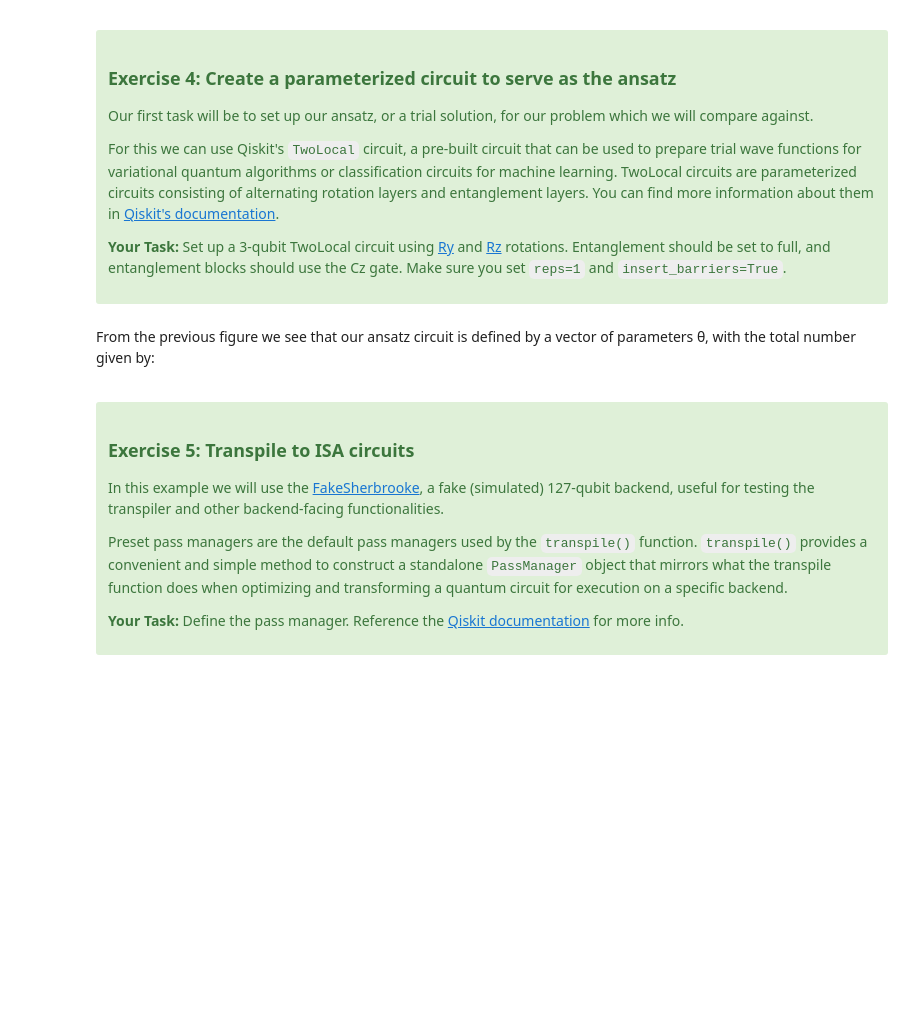
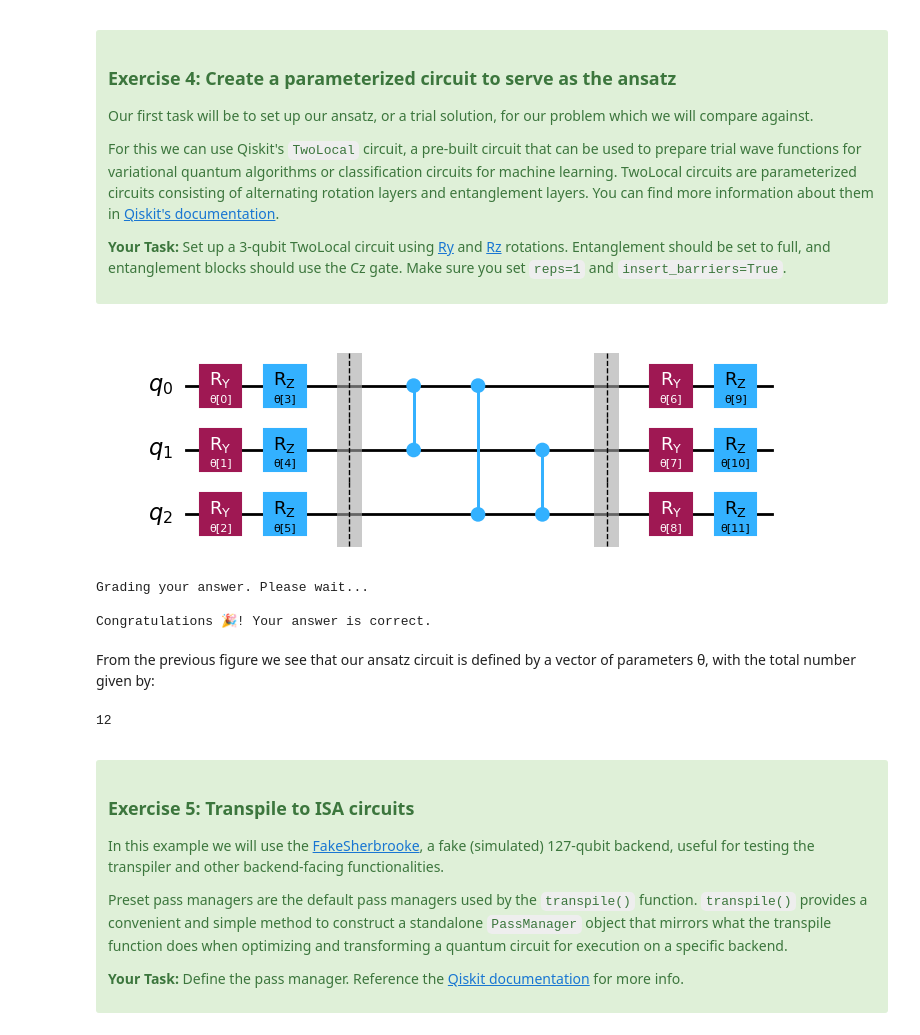
Before and after one commit to D-Ghosh/Qiskit, a Jupyter notebook: QFF_Graded_Notebook_2.ipynb, the cells around one changed output. Drawn from its saved outputs; the diff is of its cells as text; code cells hidden in the pictures; blank space fills up the shorter version.

```diff
--- a/QFF_Graded_Notebook_2.ipynb
+++ b/QFF_Graded_Notebook_2.ipynb
@@ -321,27 +321,37 @@ For this we can use Qiskit's `TwoLocal` circuit, a pre-built circuit that can be
 
 </div>
 # %%
-num_qubits = #Add your code here
-rotation_blocks = #Add your code here
-entanglement_blocks = #Add your code here
-entanglement = #Add your code here
+num_qubits = 3 #Add your code here
+rotation_blocks = ['ry', 'rz'] #Add your code here
+entanglement_blocks = 'cz' #Add your code here
+entanglement = 'full' #Add your code here
 
-ansatz = #Add your code here
+ansatz = TwoLocal(num_qubits=num_qubits, rotation_blocks=rotation_blocks,
+                  entanglement_blocks=entanglement_blocks, entanglement=entanglement,
+                    reps=1, insert_barriers=True) #Add your code here
 
 
 
 
 ### Don't change any code past this line ###
 ansatz.decompose().draw('mpl')
+# %% [output]
+[figure, added]
 # %%
 # Submit your answer using following code
 
 grade_lab2_ex4(num_qubits, rotation_blocks, entanglement_blocks, entanglement) # Expected result type: int, List[str], str, str
+# %% [output]
+Grading your answer. Please wait...
+
+Congratulations 🎉! Your answer is correct.
 # %% [markdown]
 From the previous figure we see that our ansatz circuit is defined by a vector of parameters θ, with the total number given by:
 # %%
 num_params = ansatz.num_parameters
 num_params
+# %% [output]
+12
 # %% [markdown]
 <a id="exercise5"></a>
 <a name="exercise5"></a>
```
Also changed, not shown: parts of 13 cells of this notebook, 1 other file.
